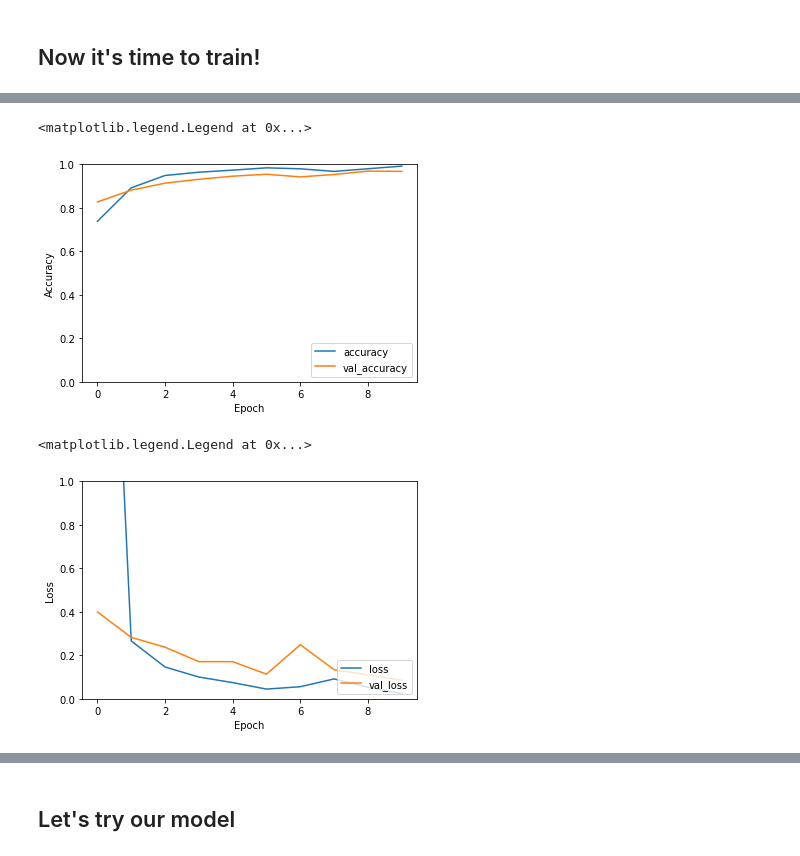
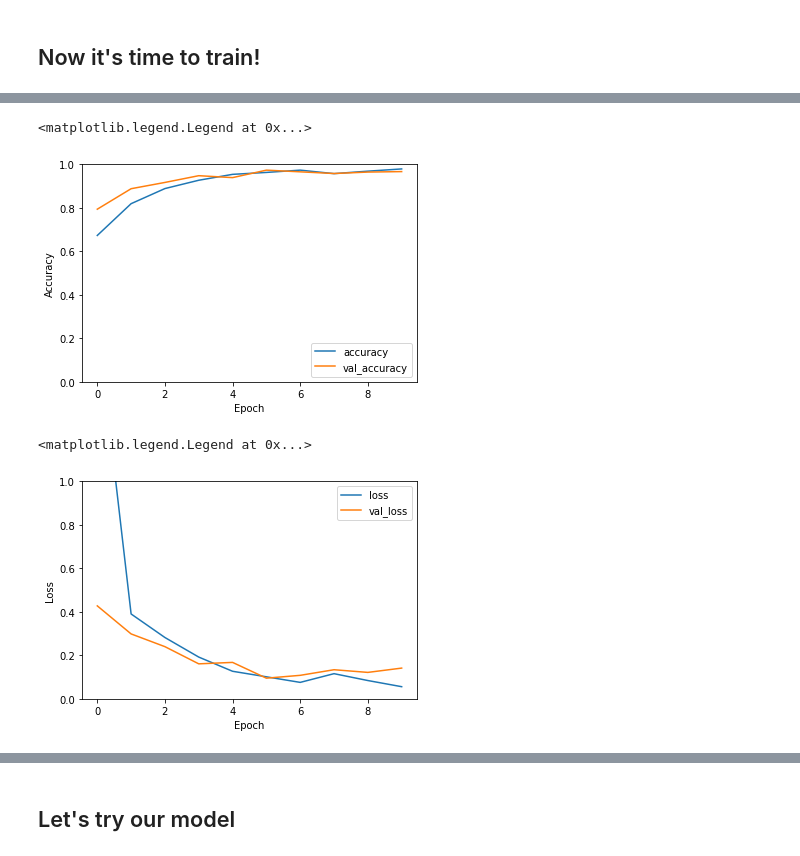
Before and after one commit to TomMenga/brain-tumor-AI-CNN, a Jupyter notebook: Brain_Tumor_CNN.ipynb, the cells around one changed output, grey strips where cells are left out. Cells and saved outputs as stored; diff of their text form; code cells hidden in the pictures.

```diff
--- a/Brain_Tumor_CNN.ipynb
+++ b/Brain_Tumor_CNN.ipynb
@@ -124,7 +123,8 @@ from keras.optimizers import Adam
 # %% [markdown]
 ### Parameters
 # %%
-data_set_path = './Brain Tumor Data Set'
+train_dataset_path = './Brain Tumor Data Set/Train'
+test_dataset_path = './Brain Tumor Data Set/Test'
 batch_size = 32
 img_height = 128
 img_width = 128
@@ -134,7 +134,7 @@ seed = 42
 # %%
 # Training set
 train_ds = tf.keras.utils.image_dataset_from_directory(
-  data_set_path,
+  train_dataset_path,
   validation_split=0.2,
   subset="training",
   seed=seed,
@@ -144,9 +144,9 @@ train_ds = tf.keras.utils.image_dataset_from_directory(
 Found 4514 files belonging to 2 classes.
 Using 3612 files for training.
 # %%
-#Validation set
+# Validation set
 val_ds = tf.keras.utils.image_dataset_from_directory(
-  data_set_path,
+  train_dataset_path,
   validation_split=0.2,
   subset="validation",
   seed=seed,
@@ -192,7 +201,7 @@ model = tf.keras.Sequential([
   Dense(128, activation='relu'),
   Dropout(rate=0.3),
   Dense(64, activation='relu'),
-  Dropout(rate=0.3)
+  Dropout(rate=0.3),
   Dense(1, activation="sigmoid")
 ])
 
@@ -261,15 +270,15 @@ plt.ylim([0, 1])
 plt.legend(loc='lower right')
 # %% [output]
 <matplotlib.legend.Legend at 0x...>
-[figure, old version]
+[figure, new version]
 # %%
 # Plotting loss
 plt.plot(history.history['loss'], label='loss')
 plt.plot(history.history['val_loss'], label = 'val_loss')
 plt.xlabel('Epoch')
 plt.ylabel('Loss')
 plt.ylim([0, 1])
-plt.legend(loc='lower right')
+plt.legend(loc='upper right')
 # %% [output]
 <matplotlib.legend.Legend at 0x...>
-[figure, old version]
+[figure, new version]
```
Also changed, not shown: parts of 14 cells of this notebook.
